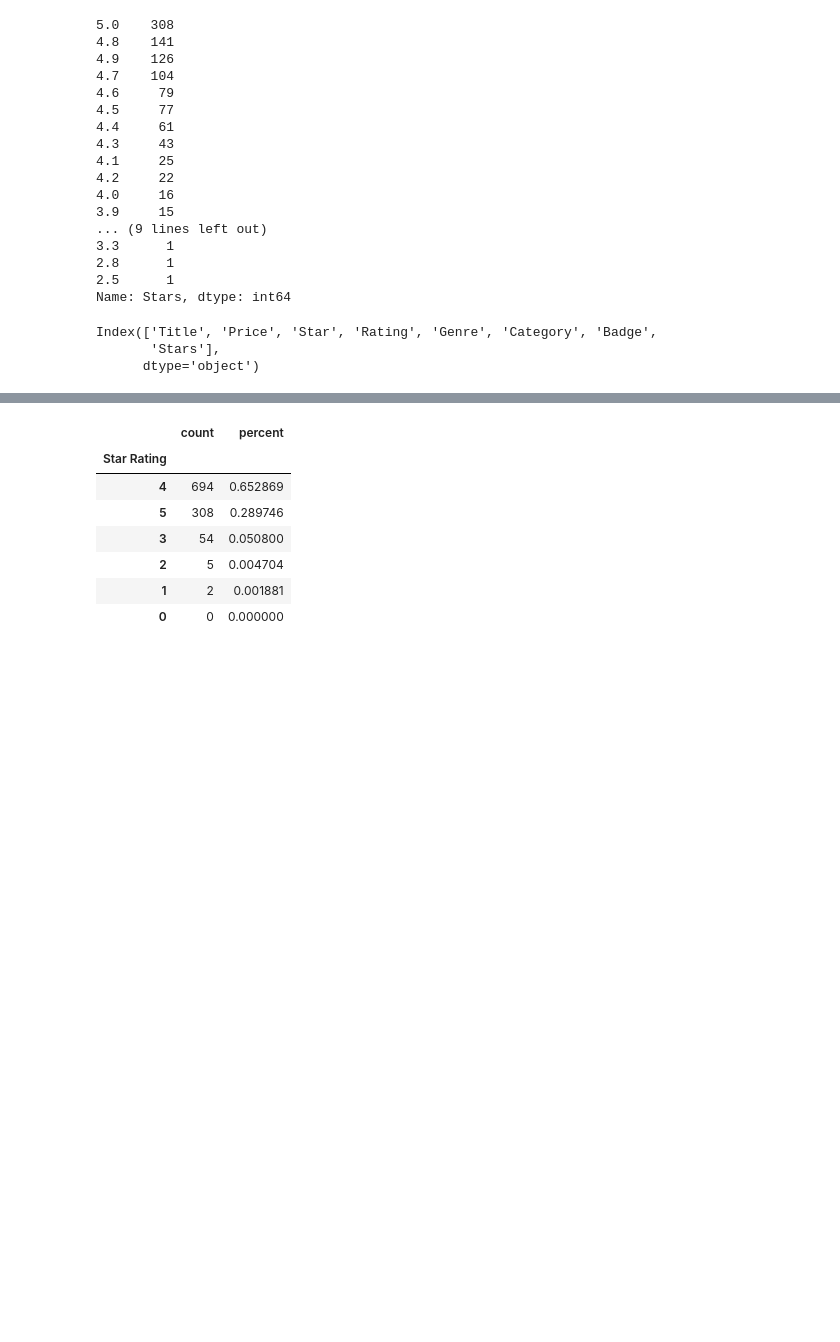
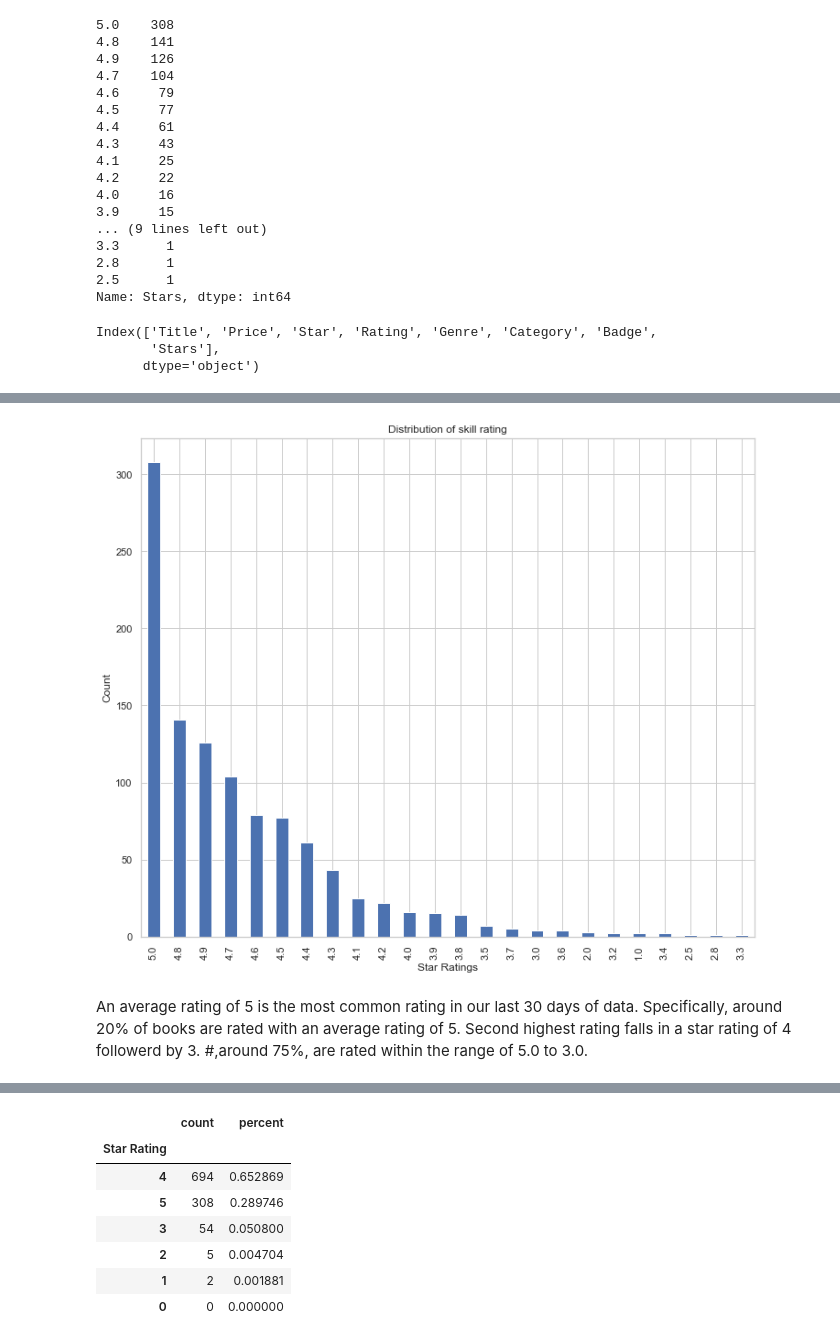
Before and after one commit to Richa-Vala/NYCWebscraping, a Jupyter notebook: NYCEDA.ipynb, the cells around one changed output, grey strips where cells are left out. Drawn from its saved outputs; the diff is of its cells as text; code cells hidden in the pictures; blank space fills up the shorter version.

```diff
--- a/NYCEDA.ipynb
+++ b/NYCEDA.ipynb
@@ -321,7 +379,7 @@ len(dfbook['Star'])
 1201
 # %%
 # drop rows where Star and Rating has value = "Empty"
-dfbook = dfbook.drop(dfbook[dfbook['Star']=="Empty"].index)
+dfbook1 = dfbook1.drop(dfbook1[dfbook1['Star']=="Empty"].index)
 # %%
 rank_df['Star'].head()
 # %% [output]
@@ -424,0 +494,12 @@ dfbook["Stars"]= dfbook["Stars"].astype(str).astype(float)
+# %%
+#Distribution of User Ratings
+dfbook1['Stars'].value_counts().plot(kind = 'bar',figsize = (12,10))
+plt.title("Distribution of skill rating")
+plt.xlabel("Star Ratings")
+plt.ylabel("Count")
+plt.show()
+# %% [output]
+[figure, added]
+# %% [markdown]
+An average rating of 5 is the most common rating in our last 30 days of data. Specifically, around 20% of books are rated with an average rating of 5. Second highest rating falls in a star rating of 4 followerd by 3.
+#,around 75%, are rated within the range of 5.0 to 3.0.
```
Also changed, not shown: parts of 56 cells of this notebook.
